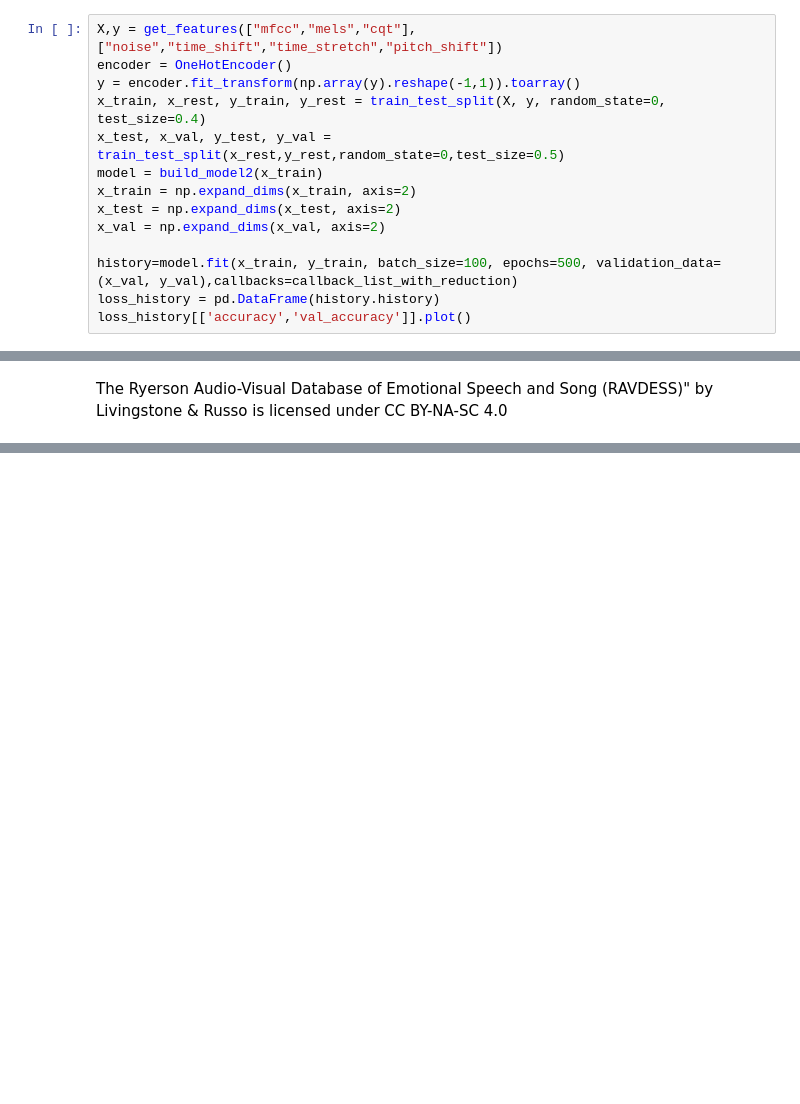
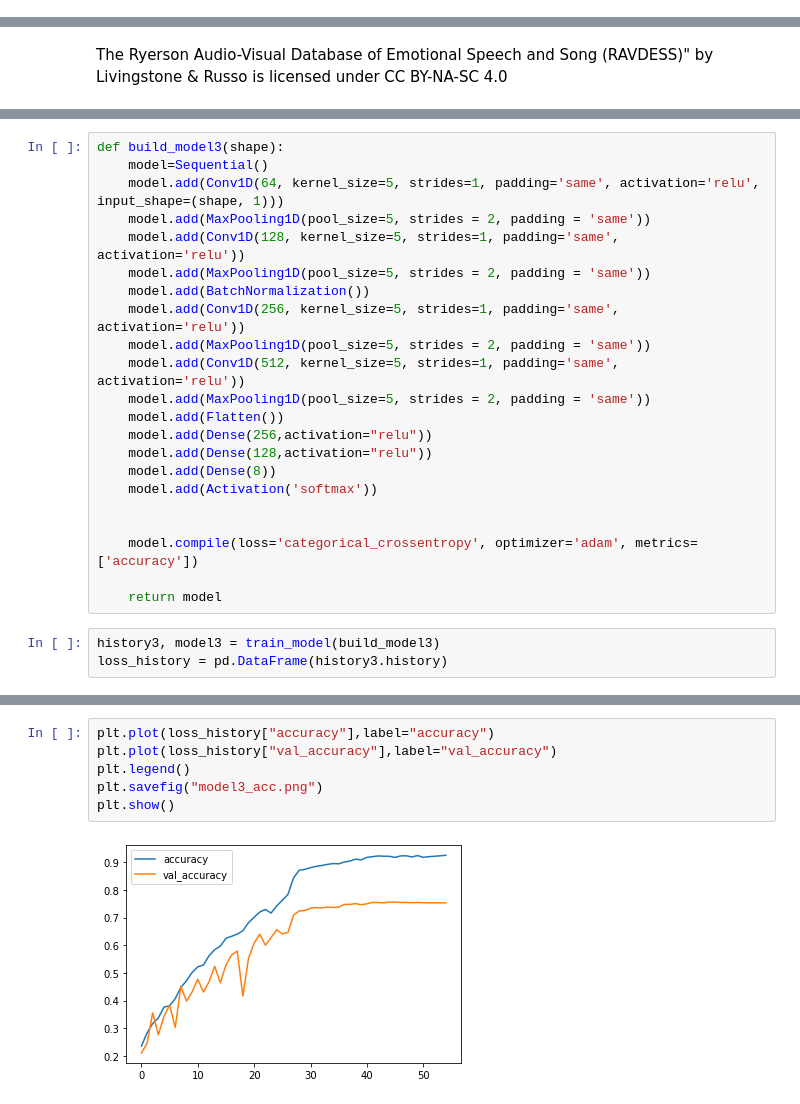
Before and after one commit to Jarvisarmy/-Theoretical_ML_Project, a Jupyter notebook: RAVDESS Emotional speech audio.ipynb, the cells around one changed output, grey strips where cells are left out. Drawn from its saved outputs; the diff is of its cells as text; blank space fills up the shorter version.

```diff
--- a/RAVDESS Emotional speech audio.ipynb
+++ b/RAVDESS Emotional speech audio.ipynb
@@ -929,17 +935,3 @@ def build_model2(x_train):
     model.compile(loss='categorical_crossentropy', optimizer='adam', metrics=['accuracy'])
 
     return model
-# %%
-X,y = get_features(["mfcc","mels","cqt"],["noise","time_shift","time_stretch","pitch_shift"])
-encoder = OneHotEncoder()
-y = encoder.fit_transform(np.array(y).reshape(-1,1)).toarray()
-x_train, x_rest, y_train, y_rest = train_test_split(X, y, random_state=0, test_size=0.4)
-x_test, x_val, y_test, y_val = train_test_split(x_rest,y_rest,random_state=0,test_size=0.5)
-model = build_model2(x_train)
-x_train = np.expand_dims(x_train, axis=2)
-x_test = np.expand_dims(x_test, axis=2)
-x_val = np.expand_dims(x_val, axis=2)
-
-history=model.fit(x_train, y_train, batch_size=100, epochs=500, validation_data=(x_val, y_val),callbacks=callback_list_with_reduction)
-loss_history = pd.DataFrame(history.history)
-loss_history[['accuracy','val_accuracy']].plot()
@@ -967,0 +988,25 @@ The Ryerson Audio-Visual Database of Emotional Speech and Song (RAVDESS)" by Liv
+# %%
+def build_model3(shape):
+    model=Sequential()
+    model.add(Conv1D(64, kernel_size=5, strides=1, padding='same', activation='relu', input_shape=(shape, 1)))
+    model.add(MaxPooling1D(pool_size=5, strides = 2, padding = 'same'))
+    model.add(Conv1D(128, kernel_size=5, strides=1, padding='same', activation='relu'))
+    model.add(MaxPooling1D(pool_size=5, strides = 2, padding = 'same'))
+    model.add(BatchNormalization())
+    model.add(Conv1D(256, kernel_size=5, strides=1, padding='same', activation='relu'))
+    model.add(MaxPooling1D(pool_size=5, strides = 2, padding = 'same'))
+    model.add(Conv1D(512, kernel_size=5, strides=1, padding='same', activation='relu'))
+    model.add(MaxPooling1D(pool_size=5, strides = 2, padding = 'same'))
+    model.add(Flatten())
+    model.add(Dense(256,activation="relu"))
+    model.add(Dense(128,activation="relu"))
+    model.add(Dense(8))
+    model.add(Activation('softmax'))
+
+
+    model.compile(loss='categorical_crossentropy', optimizer='adam', metrics=['accuracy'])
+
+    return model
+# %%
+history3, model3 = train_model(build_model3)
+loss_history = pd.DataFrame(history3.history)
@@ -967,0 +1031,8 @@ The Ryerson Audio-Visual Database of Emotional Speech and Song (RAVDESS)" by Liv
+# %%
+plt.plot(loss_history["accuracy"],label="accuracy")
+plt.plot(loss_history["val_accuracy"],label="val_accuracy")
+plt.legend()
+plt.savefig("model3_acc.png")
+plt.show()
+# %% [output]
+[figure, added]
```
Also changed, not shown: parts of 47 cells of this notebook, 14 other files.
